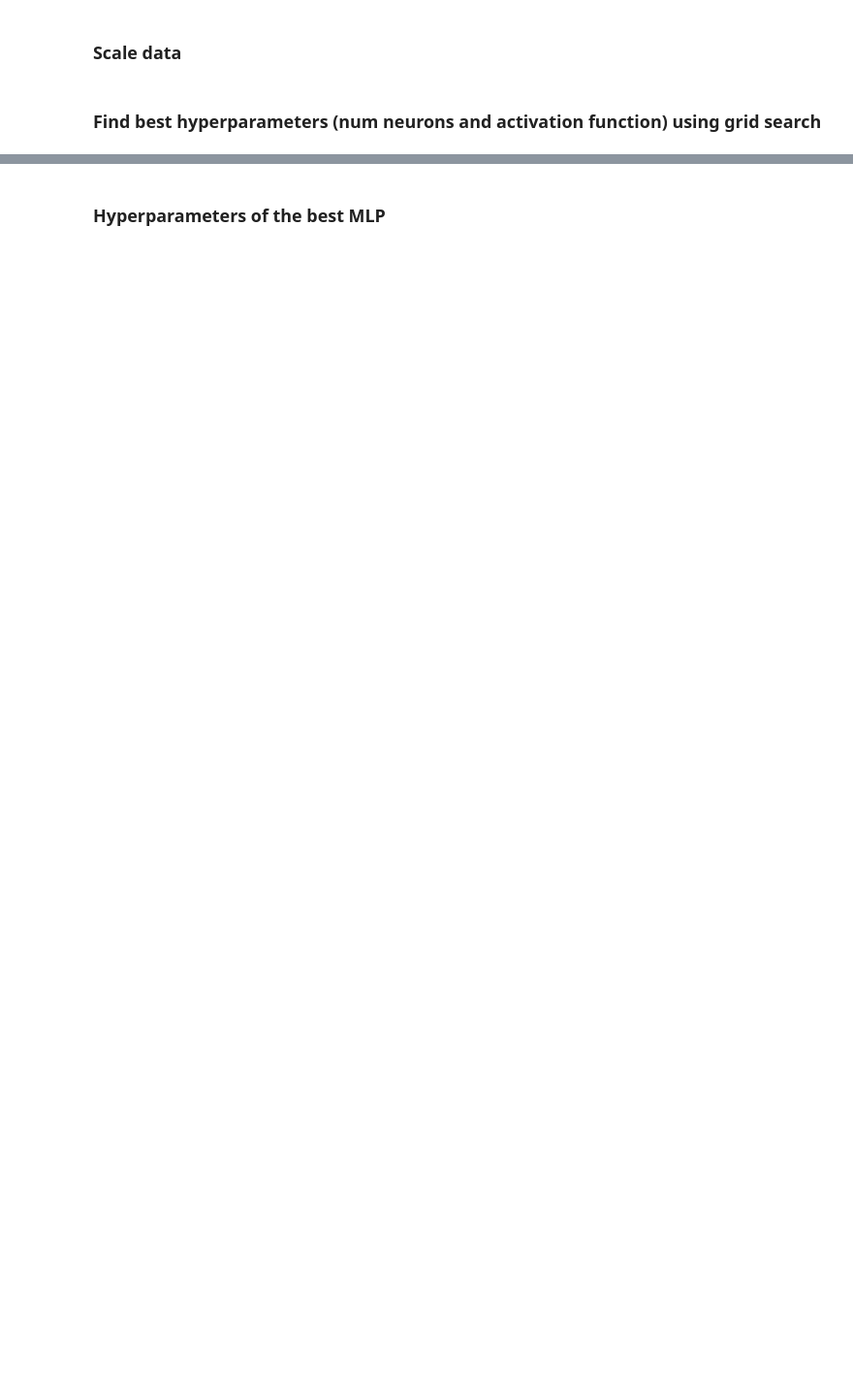
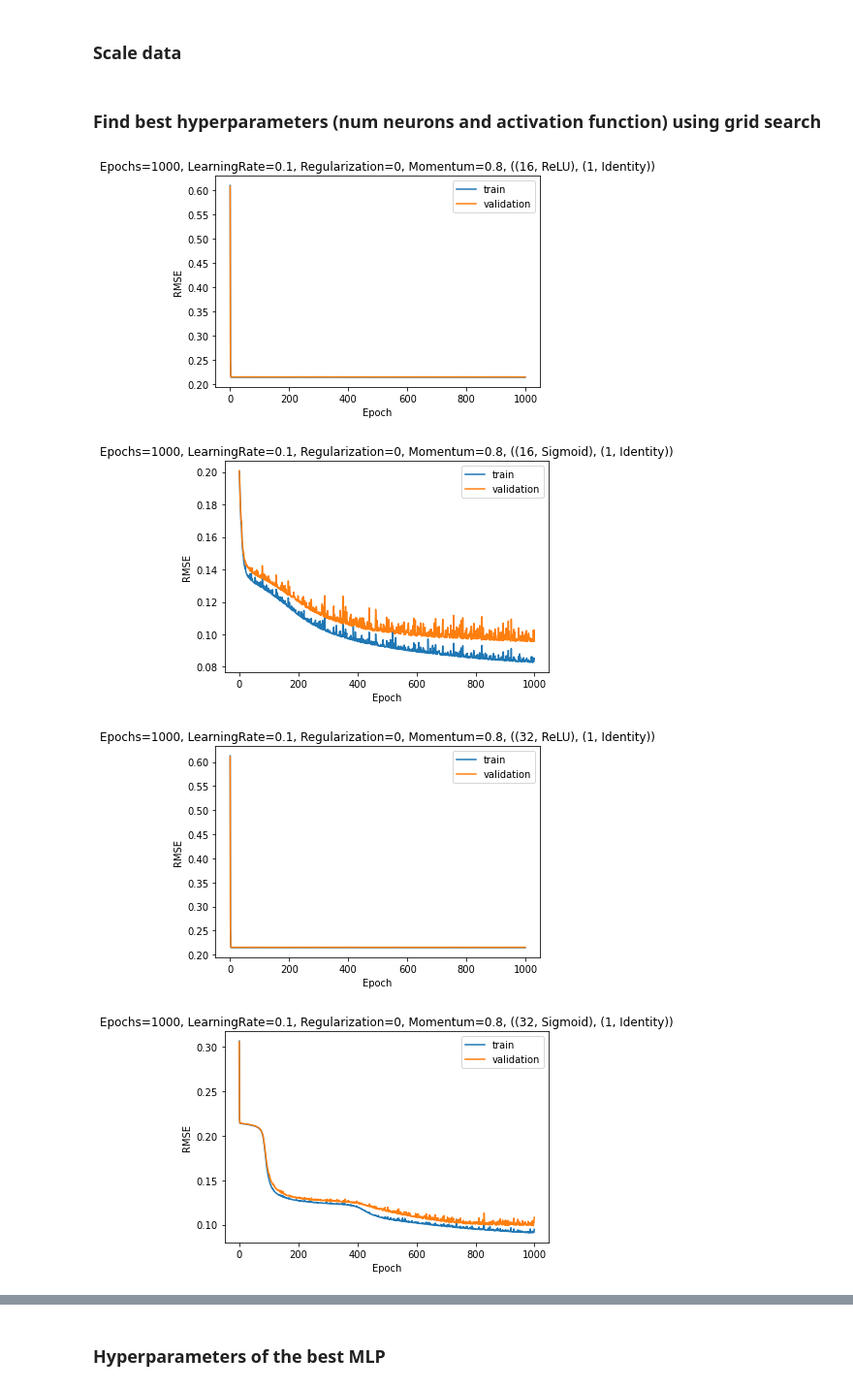
Before and after one commit to jeffcav/ml-from-scratch, a Jupyter notebook: list4-q1.ipynb, the cells around one changed output, grey strips where cells are left out. Shown: that part at 97% size. Cells and saved outputs as stored; diff of their text form; code cells hidden in the pictures; blank space fills up the shorter version.

```diff
--- a/list4-q1.ipynb
+++ b/list4-q1.ipynb
@@ -31,3 +29,3 @@ X, y = load_csv('./datasets/concrete.csv')
 # %%
-# X_train, y_train, X_test, y_test = split_train_test(X, y, 0.6, shuffle=True)
-# X_train, y_train, X_val, y_val = split_train_test(X_train, y_train, 0.75, shuffle=False)
+X_train, y_train, X_test, y_test = split_train_test(X, y, 0.6, shuffle=True)
+X_train, y_train, X_val, y_val = split_train_test(X_train, y_train, 0.75, shuffle=False)
@@ -52,31 +50,43 @@ y_test_scaled = y_scaler.transform(y_test)
 # %% [markdown]
 ### Find best hyperparameters (num neurons and activation function) using grid search
 # %%
-grid = GridSearchCV()
-
 # fixed hyperparams
-reg = 0.001
+reg = 0
 momentum=0.8
 
-# for lr in [0.2, 0.1, 0.01]:
-for lr in [0.1]:
-    for num_neurons in [16]:
+min_val_err = float("inf")
+
+for lr in [0.1, 0.01]:
+    for num_neurons in [16, 32]:
         for function in [Relu, Sigmoid]:
-
             solver = BackpropSGD(epochs=1000,
                         learning_rate=lr,     # <-- hyperparam under test
                         regularization=reg,
                         momentum=momentum,
                         batch_size=32,
                         metrics=RMSE())
 
             layers = (
                 (num_neurons, function()),     # <-- hyperparams under test
                 (1, Identity()),
             )
 
-            grid.add(MLP, {
-                "layers":layers,
-                "solver": solver})
+            mlp = MLP(layers=layers, solver=solver, loss=MeanSquareErrorLoss)
+            train_err, val_err = mlp.fit(X_train_scaled, y_train_scaled, X_val_scaled, y_val_scaled)
 
-best = grid.search(X_train_scaled, y_train_scaled, num_folds=10, shuffle=False)
+            plt.plot(train_err, label="train")
+            plt.plot(val_err, label="validation")
+            plt.legend()
+            plt.title(f"{solver}, {layers}")
+            plt.ylabel("RMSE")
+            plt.xlabel("Epoch")
+            plt.show()
+
+            if val_err[-1] < min_val_err:
+                best_model = mlp
+                min_val_err = val_err[-1]
+# %% [output]
+[figure, added]
+[figure, added]
+[figure, added]
+[figure, added]
```
Also changed, not shown: parts of 13 cells of this notebook, 4 other files.
